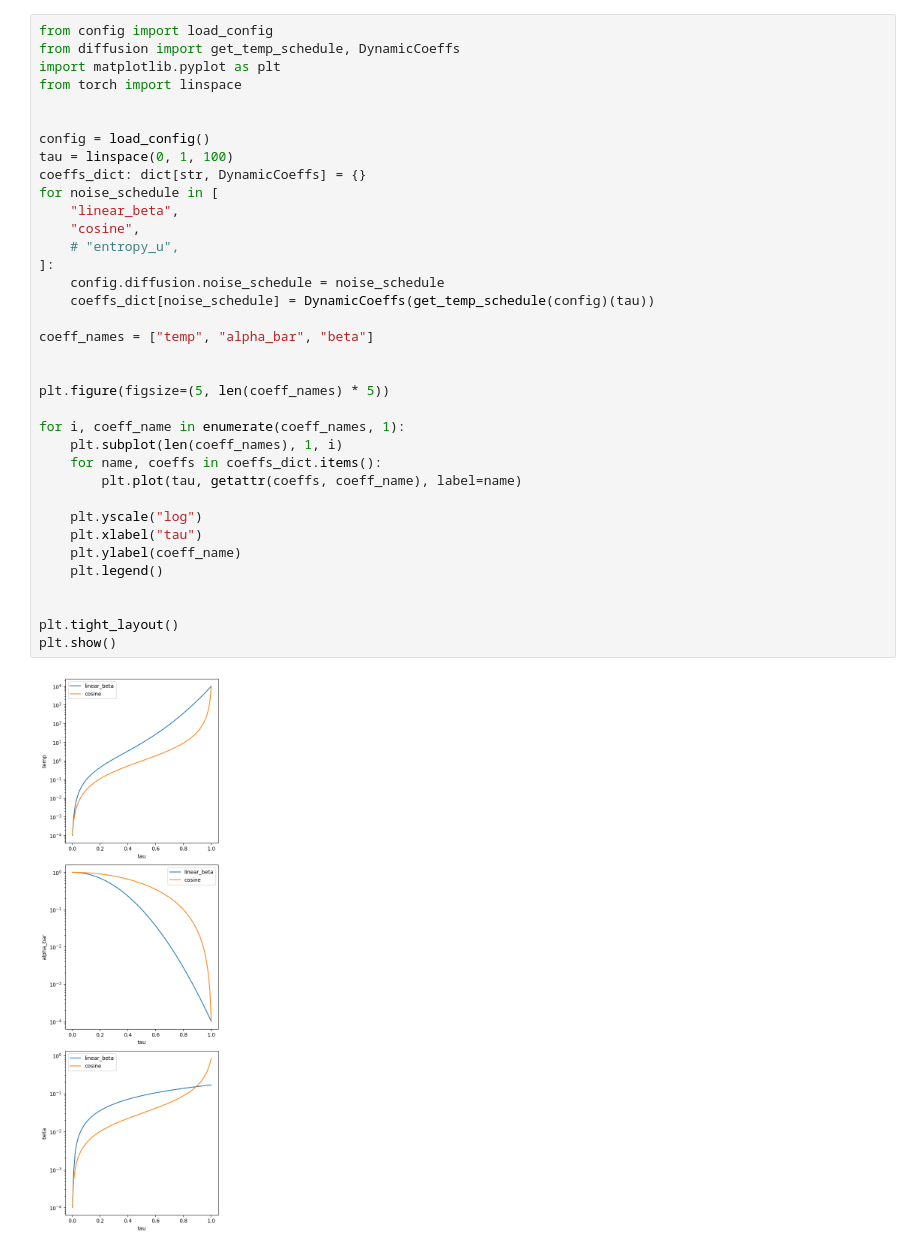
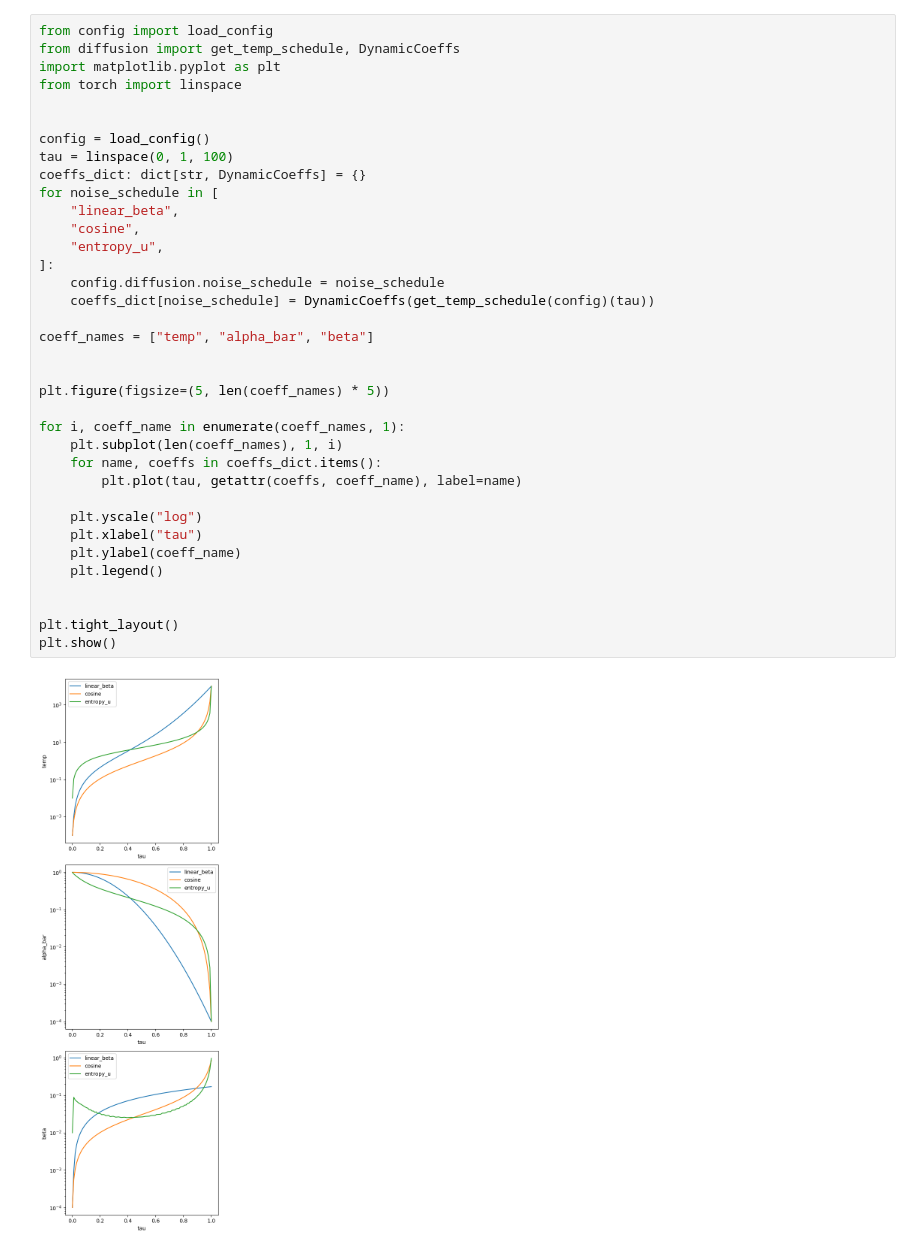
Before and after one commit to antoniibelyshev/physics-of-diffusion-models, a Jupyter notebook: compare_schedules.ipynb, the cells around one changed output. Cells and saved outputs as stored; diff of their text form.

```diff
--- a/compare_schedules.ipynb
+++ b/compare_schedules.ipynb
@@ -7,32 +7,32 @@ from torch import linspace
 
 config = load_config()
 tau = linspace(0, 1, 100)
 coeffs_dict: dict[str, DynamicCoeffs] = {}
 for noise_schedule in [
     "linear_beta",
     "cosine",
-    # "entropy_u",
+    "entropy_u",
 ]:
     config.diffusion.noise_schedule = noise_schedule
     coeffs_dict[noise_schedule] = DynamicCoeffs(get_temp_schedule(config)(tau))
 
 coeff_names = ["temp", "alpha_bar", "beta"]
 
 
 plt.figure(figsize=(5, len(coeff_names) * 5))
 
 for i, coeff_name in enumerate(coeff_names, 1):
     plt.subplot(len(coeff_names), 1, i)
     for name, coeffs in coeffs_dict.items():
         plt.plot(tau, getattr(coeffs, coeff_name), label=name)
 
     plt.yscale("log")
     plt.xlabel("tau")
     plt.ylabel(coeff_name)
     plt.legend()
 
 
 plt.tight_layout()
 plt.show()
 # %% [output]
-[figure, old version]
+[figure, new version]
```
Also changed, not shown: 3 other files.
